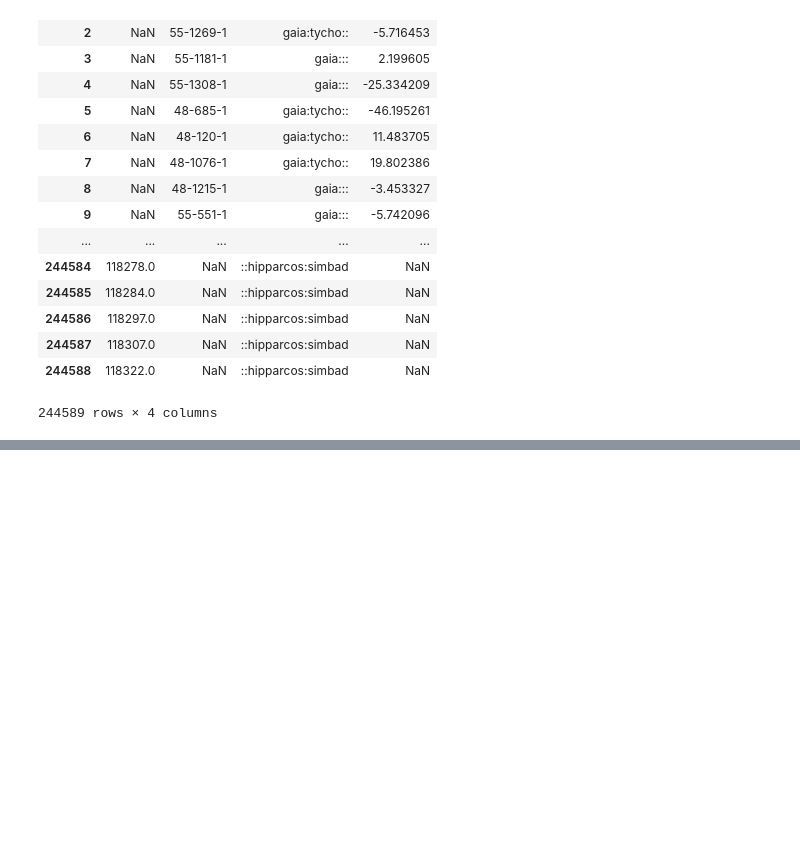
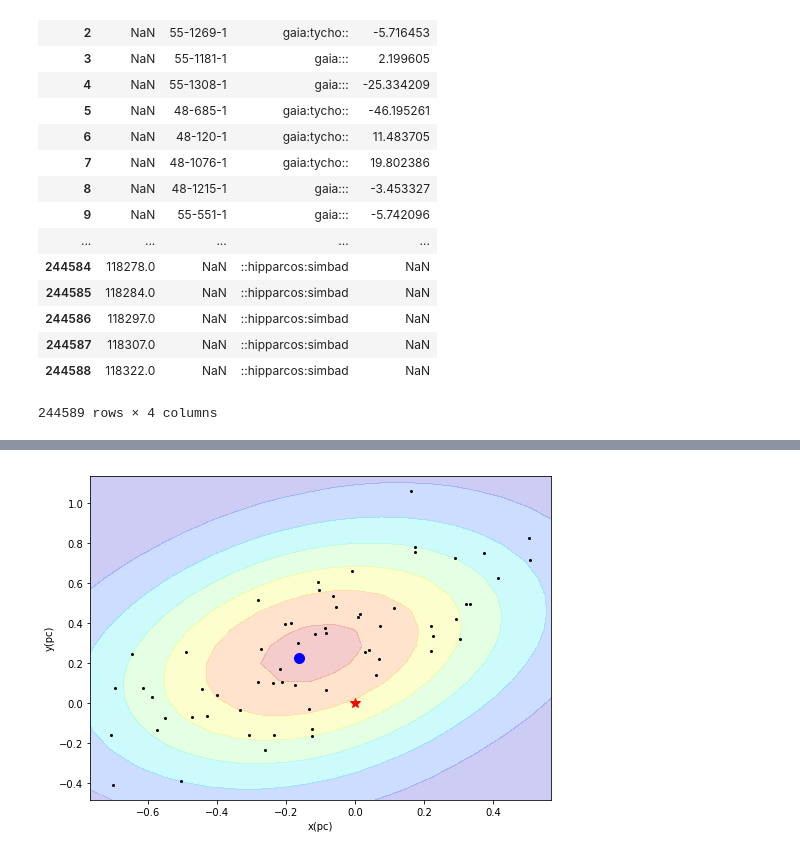
Before and after one commit to seap-udea/iWander, a Jupyter notebook: dev/analysis.ipynb, the cells around one changed output, grey strips where cells are left out. Cells and saved outputs as stored; diff of their text form; code cells hidden in the pictures; blank space fills up the shorter version.

```diff
--- a/dev/analysis.ipynb
+++ b/dev/analysis.ipynb
@@ -671,0 +780,6 @@ gaia[["hip","tycho2_id","source","pmra"]]
+# %%
+pos=np.loadtxt(BASE_DIR+"surrogatenom.dat")
+Nsur=pos.shape[0]
+Npart=int((pos.shape[1]-6)/6)
+print("Number of particles: ",Npart)
+print("Number of surrogates:",Nsur)
@@ -671,0 +789,84 @@ gaia[["hip","tycho2_id","source","pmra"]]
+# %%
+#READ DATA ABOUT SURROGATES AND PARTICLES
+rnom=[]
+for i in range(Nsur):
+    rnom+=[pos[i,:6]]
+rnom=np.array(rnom)
+
+rparts=[]
+for i in range(Nsur):
+    rps=[]
+    for j in range(Npart):
+        rps+=[pos[i,6*(j+1):6*(j+1)+6]]
+    rparts+=[rps]
+rparts=np.array(rparts)
+# %%
+fig,axs=subPlots([1])
+
+ax=axs[0][0]
+
+ip=14 #The best
+#ip=0
+sx=rnom[ip,0]*np.cos(rnom[ip,1]);sy=rnom[ip,0]*np.sin(rnom[ip,1]);sz=rnom[ip,2]
+ax.plot(sx*0,sy*0,'r*',ms=10)
+
+print(rparts[ip,:,0].min())
+
+px=rparts[ip,:,0]*np.cos(rparts[ip,:,1])-sx
+py=rparts[ip,:,0]*np.sin(rparts[ip,:,1])-sy
+pz=rparts[ip,:,2]-sz
+ax.plot(px,py,'ko',ms=2)
+ax.plot(px[0],py[0],'bo',ms=10)
+
+#COMPUTE AVERAGE MEAN DISTANCE BETWEEN THE SURROGATE OBJECTS
+dmins=[]
+for i in range(Npart):
+    ri=rparts[ip,i,:3]-np.array([sx,sy,sz])
+    ds=[]
+    for j in range(Npart):
+        if i==j:continue
+        rj=rparts[ip,j,:3]-np.array([sx,sy,sz])
+        ds+=[np.linalg.norm(ri-rj)]
+    dmins+=[np.array(ds).min()]
+dmins=np.array(dmins)
+dcell=dmins.mean()
+print("Average interparticle objects: ",dcell)
+
+#COMPUTE SPH DENSITY
+xmin,xmax=ax.get_xlim()
+ymin,ymax=ax.get_ylim()
+zmin=pz.min();zmax=pz.max()
+xs=np.linspace(xmin,xmax,20);dx=xs[1]-xs[0]
+ys=np.linspace(ymin,ymax,20);dy=ys[1]-ys[0]
+dz=(zmax-zmin)
+X,Y=np.meshgrid(xs,ys)
+P=np.zeros_like(X)
+print("dx=%e,dy=%e,dz=%e\n"%(dx,dy,dz))
+
+rmin=np.array([px.min(),py.min(),pz.min()])
+rmax=np.array([px.max(),py.max(),pz.max()])
+rcen=np.array([px.mean(),py.mean(),pz.mean()])
+h=(np.linalg.norm(rmin-rcen)+np.linalg.norm(rmax-rcen))/2
+h=h/2
+sigma=wNormalization(h)
+
+for i,x in enumerate(xs):
+    for j,y in enumerate(ys):
+        #print(i,j,x,y)
+        #ax.plot(x,y,'g+',ms=10)
+        p=0.0
+        for n in range(Npart):
+            rq=np.array([x,y,pz[0]])
+            rp=np.array([px[n],py[n],pz[n]])
+            d=np.linalg.norm(rq-rp)
+            p+=sigma*wFunction(d,h)*dcell**2*dz
+        p/=Npart
+        P[j,i]=p
+
+print("Normalization:",P.sum())
+c=ax.contourf(X,Y,P,cmap='jet',alpha=0.2)
+#plt.colorbar(c)
+ax.set_xlabel("x(pc)")
+ax.set_ylabel("y(pc)")
+#ax.grid()
+# %% [output]
@@ -671,0 +879 @@ gaia[["hip","tycho2_id","source","pmra"]]
+[figure, added]
```
Also changed, not shown: parts of 46 cells of this notebook, 10 other files.
